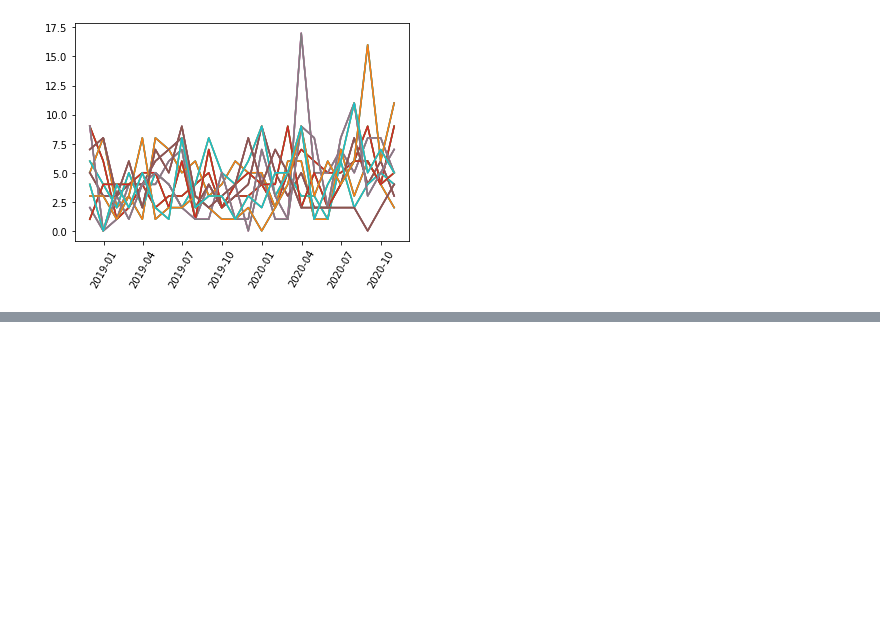
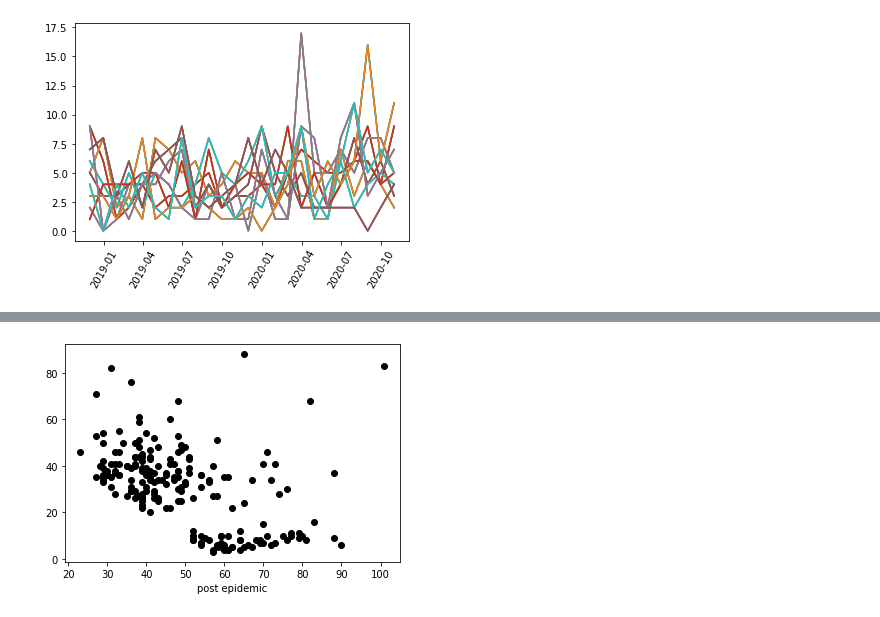
Before and after one commit to Narita-1095305/AI-datascience-math, a Jupyter notebook: データを手にしてまず行うこと.ipynb, the cells around one changed output, grey strips where cells are left out. Drawn from its saved outputs; the diff is of its cells as text; code cells hidden in the pictures; blank space fills up the shorter version.

```diff
--- a/データを手にしてまず行うこと.ipynb
+++ b/データを手にしてまず行うこと.ipynb
@@ -193,0 +196,9 @@ plt.show()
+# %%
+df_info = df_info.reset_index()
+# %%
+import datetime as dt
+target_date = dt.datetime(2020,3,1)
+df_info_pre = df_info[df_info["日時"] < target_date]
+df_info_post = df_info[df_info["日時"] >= target_date]
+print(df_info_pre)
+print(len(df_info_pre)+len(df_info_post),len(df_info))
@@ -193,0 +221,19 @@ plt.show()
+# %%
+import numpy as np
+import matplotlib.pyplot as plt
+num = 200
+count_pre_and_post = np.zeros((num,2))
+for i_rank in range(num):
+  id = df_info['顧客ID'].value_counts().index[i_rank]
+  count_pre_and_post[i_rank][0] = int(df_info_pre[df_info_pre['顧客ID']==id].count()[0])
+  count_pre_and_post[i_rank][1] = int(df_info_post[df_info_post['顧客ID']==id].count()[0])
+plt.scatter(count_pre_and_post.T[0],count_pre_and_post.T[1], color="k")
+#for i_rank in range(num):
+#  id = df_info['顧客ID'].value_counts().index[i_rank]
+#  text = str(id) + "(" + str(i_rank) + ")"
+#  plt.text(count_pre_and_post[i_rank][0], count_pre_and_post[i_rank][1], text, color="k")
+plt.xlabel("pre epidemic")
+plt.xlabel("post epidemic")
+plt.show()
+# %% [output]
+[figure, added]
```
Also changed, not shown: parts of 3 cells of this notebook.
